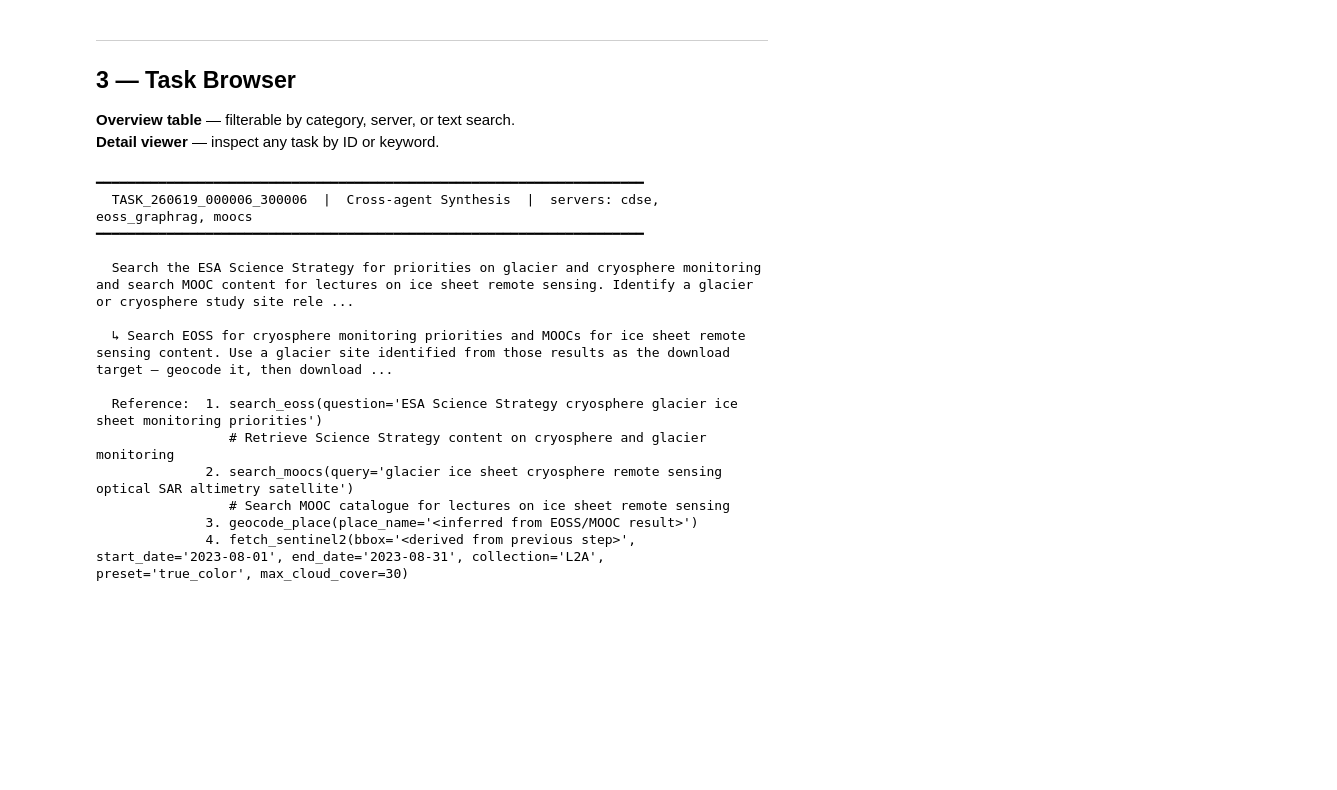
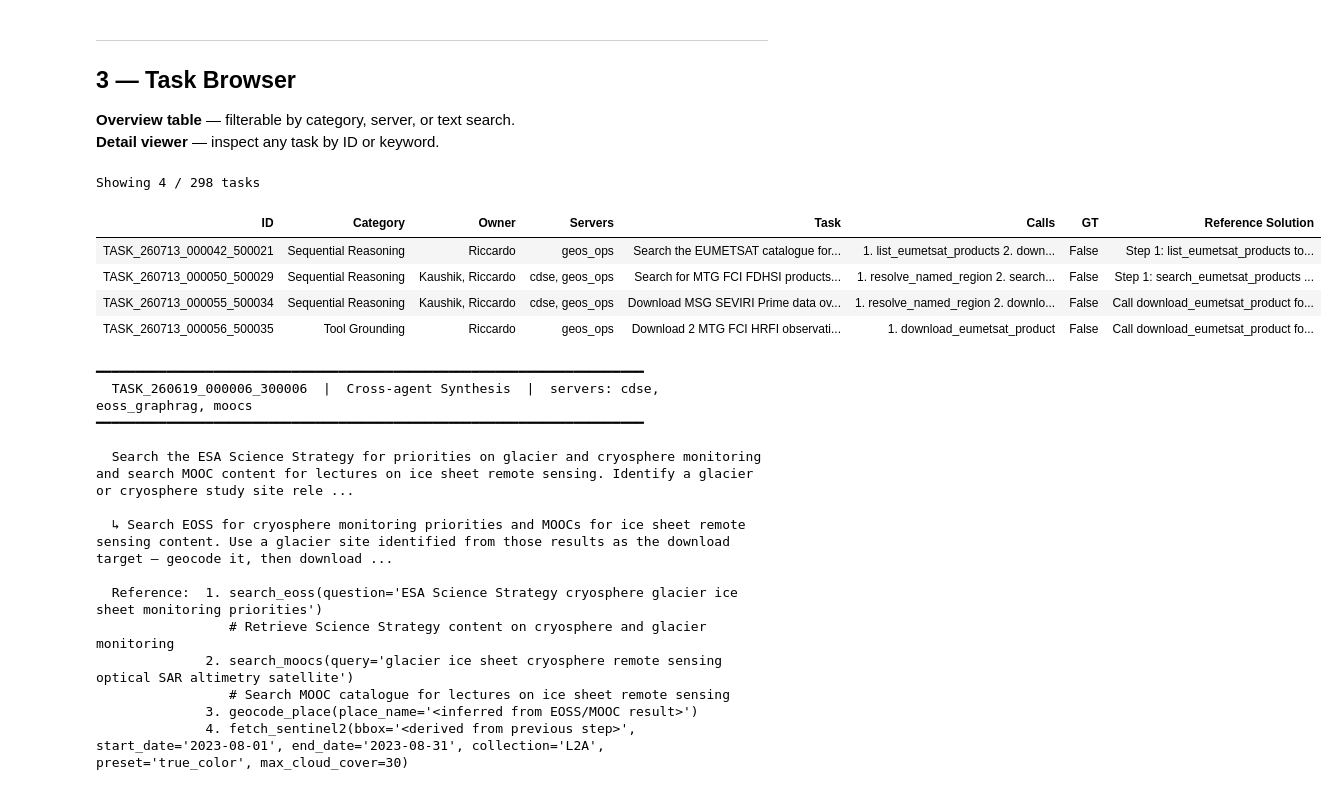
Before and after one commit to Riccardo7-DS/agenticeoecosystem, a Jupyter notebook: notebooks/BenchmarkCoverage.ipynb, the cells around one changed output. Cells and saved outputs as stored; diff of their text form; code cells hidden in the pictures; blank space fills up the shorter version.

```diff
--- a/notebooks/BenchmarkCoverage.ipynb
+++ b/notebooks/BenchmarkCoverage.ipynb
@@ -385,34 +386,41 @@ def show_overview(category=None, server=None, owner=None, text=None, ids=None):
             "line-height": "1.7", "min-width": "180px", "color": "#2a5a8a",
         })
         .set_properties(subset=["ID"], **{
             "font-family": "monospace", "font-size": "10px", "white-space": "nowrap",
         })
         .set_properties(subset=["Servers"], **{
             "font-size": "10px", "white-space": "nowrap", "color": "#555",
         })
         .set_properties(subset=["Category"], **{"white-space": "nowrap"})
         .set_properties(subset=["GT"], **{"white-space": "nowrap", "text-align": "center"})
         .set_caption(f"Showing {len(display_df)} / {len(df)} tasks")
         .set_table_styles([
             {"selector": "caption", "props": [("font-size", "12px"), ("font-weight", "bold"),
              ("text-align", "left"), ("padding-bottom", "6px")]},
             {"selector": "td", "props": [("font-size", "11px"), ("vertical-align", "top"),
              ("padding", "5px 10px")]},
             {"selector": "th", "props": [("font-size", "11px"), ("white-space", "nowrap"),
              ("text-align", "left"), ("padding", "5px 10px")]},
         ])
         .hide(axis="index")
     )
     display(styled_view)
 
 # ── Filters — edit these and re-run the cell ──────────────────────────────
 FILTER_CATEGORY = None          # e.g. "Tool Grounding"
 FILTER_SERVER   = None          # e.g. "moocs"
 FILTER_OWNER    = None          # "Eva", "Kaushik", "Riccardo", or None for all
 FILTER_TEXT     = None          # e.g. "SAR"
-FILTER_ID       = ["500021", "500034", "500035", "500021", "500029"]
+FILTER_ID       = None
 
 show_overview(FILTER_CATEGORY, FILTER_SERVER, FILTER_OWNER, FILTER_TEXT, FILTER_ID)
+# %% [output]
+Showing 4 / 298 tasks
+| ID | Category | Owner | Servers | Task | Calls | GT | Reference Solution |
+| TASK_260713_000042_500021 | Sequential Reasoning | Riccardo | geos_ops | Search the EUMETSAT catalogue for... | 1. list_eumetsat_products 2. down... | False | Step 1: list_eumetsat_products to... |
+| TASK_260713_000050_500029 | Sequential Reasoning | Kaushik, Riccardo | cdse, geos_ops | Search for MTG FCI FDHSI products... | 1. resolve_named_region 2. search... | False | Step 1: search_eumetsat_products ... |
+| TASK_260713_000055_500034 | Sequential Reasoning | Kaushik, Riccardo | cdse, geos_ops | Download MSG SEVIRI Prime data ov... | 1. resolve_named_region 2. downlo... | False | Call download_eumetsat_product fo... |
+| TASK_260713_000056_500035 | Tool Grounding | Riccardo | geos_ops | Download 2 MTG FCI HRFI observati... | 1. download_eumetsat_product | False | Call download_eumetsat_product fo... |
 # %%
 
 
```
Also changed, not shown: parts of 2 cells of this notebook, 16 other files.
